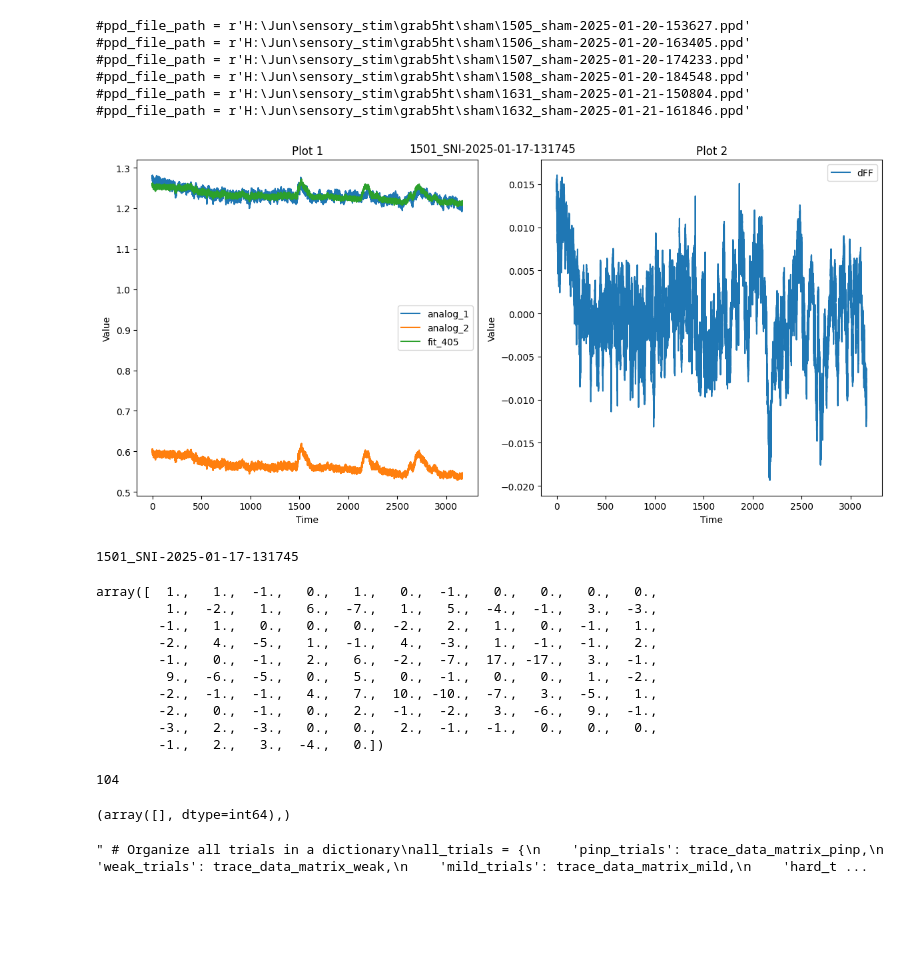
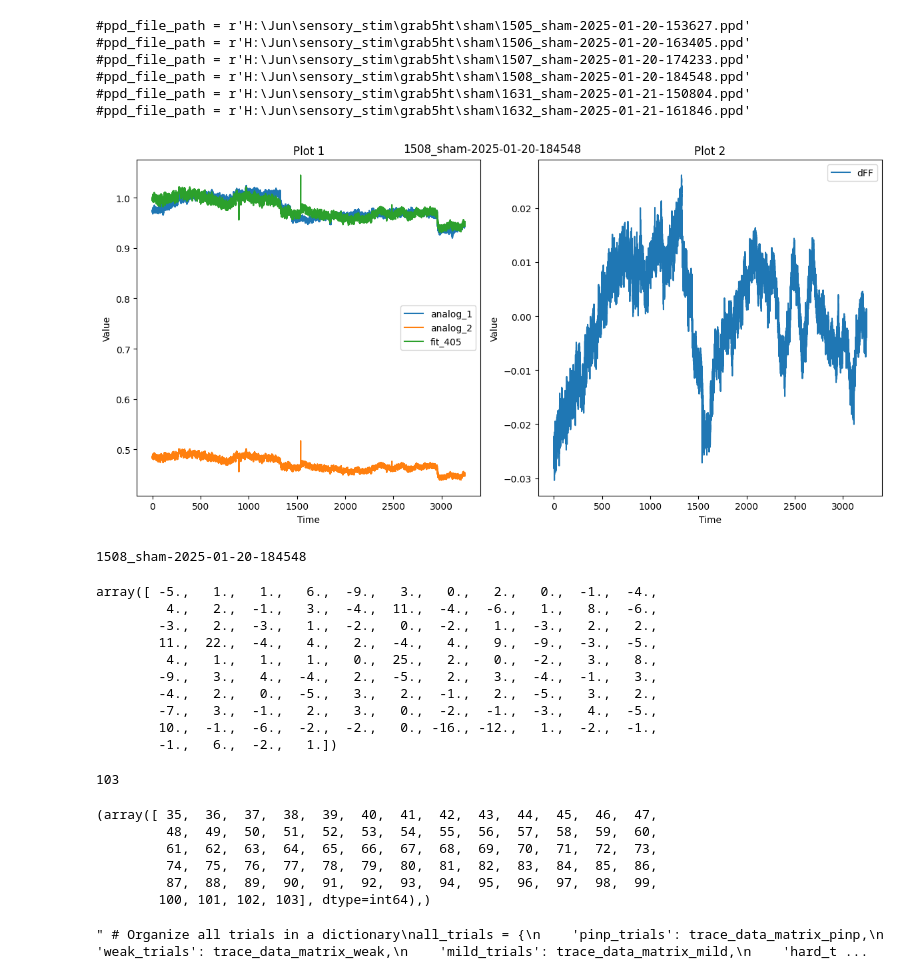
Before and after one commit to junhuang7/nevian_lab, a Jupyter notebook: sensory_stim_analysis/sens_FP_analysis-single.ipynb, the cells around one changed output. Saved outputs shown, nothing was run; the diff lists cells and outputs as text; code cells hidden in the pictures; blank space fills up the shorter version.

```diff
--- a/sensory_stim_analysis/sens_FP_analysis-single.ipynb
+++ b/sensory_stim_analysis/sens_FP_analysis-single.ipynb
@@ -82,7 +82,7 @@ sampling_rate = 130
 #ppd_file_path = r'H:\Jun\sensory_stim\grabda\fp\1491_sham-2024-11-28-163425.ppd'
 #ppd_file_path = r'H:\Jun\sensory_stim\grabda\fp\1492_sham-2024-11-29-103508.ppd'
 
-ppd_file_path = r'H:\Jun\sensory_stim\grab5ht\SNI\1501_SNI-2025-01-17-131745.ppd'
+#ppd_file_path = r'H:\Jun\sensory_stim\grab5ht\SNI\1501_SNI-2025-01-17-131745.ppd'
 #ppd_file_path = r'H:\Jun\sensory_stim\grab5ht\SNI\1502_SNI-2025-01-17-141825.ppd'
 #ppd_file_path = r'H:\Jun\sensory_stim\grab5ht\SNI\1503_SNI-2025-01-20-102826.ppd'
 #ppd_file_path = r'H:\Jun\sensory_stim\grab5ht\SNI\1504_SNI-2025-01-20-112622.ppd'
@@ -92,7 +92,7 @@ ppd_file_path = r'H:\Jun\sensory_stim\grab5ht\SNI\1501_SNI-2025-01-17-131745.ppd
 #ppd_file_path = r'H:\Jun\sensory_stim\grab5ht\sham\1505_sham-2025-01-20-153627.ppd'
 #ppd_file_path = r'H:\Jun\sensory_stim\grab5ht\sham\1506_sham-2025-01-20-163405.ppd'
 #ppd_file_path = r'H:\Jun\sensory_stim\grab5ht\sham\1507_sham-2025-01-20-174233.ppd'
-#ppd_file_path = r'H:\Jun\sensory_stim\grab5ht\sham\1508_sham-2025-01-20-184548.ppd'
+ppd_file_path = r'H:\Jun\sensory_stim\grab5ht\sham\1508_sham-2025-01-20-184548.ppd'
 #ppd_file_path = r'H:\Jun\sensory_stim\grab5ht\sham\1631_sham-2025-01-21-150804.ppd'
 #ppd_file_path = r'H:\Jun\sensory_stim\grab5ht\sham\1632_sham-2025-01-21-161846.ppd'
 
@@ -142,62 +142,67 @@ ax2.legend()
 plt.tight_layout()
 
 # Set the figure title
 fig.suptitle(filename)
 
 # Save the figure as PNG with 300 dpi
 save_path = os.path.join(os.path.dirname(ppd_file_path), filename + '.png')
 fig.savefig(save_path, dpi=300)
 
 # Display the plots
 plt.show()
 
 
 # Index of np.diff(data['digital_1']) bigger than 0.5 or smaller than -0.5
 index_on = np.where(np.diff(data['digital_1']) > 0.5)
 index_on = np.array(index_on)
 
 index_off = np.where(np.diff(data['digital_1']) < -0.5)
 index_off = np.array(index_off)
 
 ttl_duration = index_off - index_on
 
 indexes_to_remove = np.where(ttl_duration[0] < 20)
 
 index_on_new = np.delete(index_on, indexes_to_remove)
 index_off_new = np.delete(index_off, indexes_to_remove)
 ttl_duration_new = np.delete(ttl_duration, indexes_to_remove)
 
 time_on_new = index_on_new/sampling_rate
 # %% [output]
-[figure, old version]
+[figure, new version]
 # %%
 vector = np.arange(index_on_new[0], index_on_new[0]+len(index_on_new)/2*60*130, 30*130)
 print(filename)
 np.round((index_on_new-vector)/130)
 mouse_name = filename[:9]
 # %% [output]
-1501_SNI-2025-01-17-131745
+1508_sham-2025-01-20-184548
 # %%
 np.diff(np.round(time_on_new))-30
 # %% [output]
-array([  1.,   1.,  -1.,   0.,   1.,   0.,  -1.,   0.,   0.,   0.,   0.,
-         1.,  -2.,   1.,   6.,  -7.,   1.,   5.,  -4.,  -1.,   3.,  -3.,
-        -1.,   1.,   0.,   0.,   0.,  -2.,   2.,   1.,   0.,  -1.,   1.,
-        -2.,   4.,  -5.,   1.,  -1.,   4.,  -3.,   1.,  -1.,  -1.,   2.,
-        -1.,   0.,  -1.,   2.,   6.,  -2.,  -7.,  17., -17.,   3.,  -1.,
-         9.,  -6.,  -5.,   0.,   5.,   0.,  -1.,   0.,   0.,   1.,  -2.,
-        -2.,  -1.,  -1.,   4.,   7.,  10., -10.,  -7.,   3.,  -5.,   1.,
-        -2.,   0.,  -1.,   0.,   2.,  -1.,  -2.,   3.,  -6.,   9.,  -1.,
-        -3.,   2.,  -3.,   0.,   0.,   2.,  -1.,  -1.,   0.,   0.,   0.,
-        -1.,   2.,   3.,  -4.,   0.])
+array([ -5.,   1.,   1.,   6.,  -9.,   3.,   0.,   2.,   0.,  -1.,  -4.,
+         4.,   2.,  -1.,   3.,  -4.,  11.,  -4.,  -6.,   1.,   8.,  -6.,
+        -3.,   2.,  -3.,   1.,  -2.,   0.,  -2.,   1.,  -3.,   2.,   2.,
+        11.,  22.,  -4.,   4.,   2.,  -4.,   4.,   9.,  -9.,  -3.,  -5.,
+         4.,   1.,   1.,   1.,   0.,  25.,   2.,   0.,  -2.,   3.,   8.,
+        -9.,   3.,   4.,  -4.,   2.,  -5.,   2.,   3.,  -4.,  -1.,   3.,
+        -4.,   2.,   0.,  -5.,   3.,   2.,  -1.,   2.,  -5.,   3.,   2.,
+        -7.,   3.,  -1.,   2.,   3.,   0.,  -2.,  -1.,  -3.,   4.,  -5.,
+        10.,  -1.,  -6.,  -2.,  -2.,   0., -16., -12.,   1.,  -2.,  -1.,
+        -1.,   6.,  -2.,   1.])
 # %%
 len(np.diff(np.round(time_on_new)) - 30)
 # %% [output]
-104
+103
 # %%
 np.where(np.round((index_on_new-vector)/130)>20)
 # %% [output]
-(array([], dtype=int64),)
+(array([ 35,  36,  37,  38,  39,  40,  41,  42,  43,  44,  45,  46,  47,
+         48,  49,  50,  51,  52,  53,  54,  55,  56,  57,  58,  59,  60,
+         61,  62,  63,  64,  65,  66,  67,  68,  69,  70,  71,  72,  73,
+         74,  75,  76,  77,  78,  79,  80,  81,  82,  83,  84,  85,  86,
+         87,  88,  89,  90,  91,  92,  93,  94,  95,  96,  97,  98,  99,
+        100, 101, 102, 103], dtype=int64),)
 # %%
 # Organize data into a dictionary
 data = {
```
Also changed, not shown: parts of 3 cells of this notebook, 1 other file.
